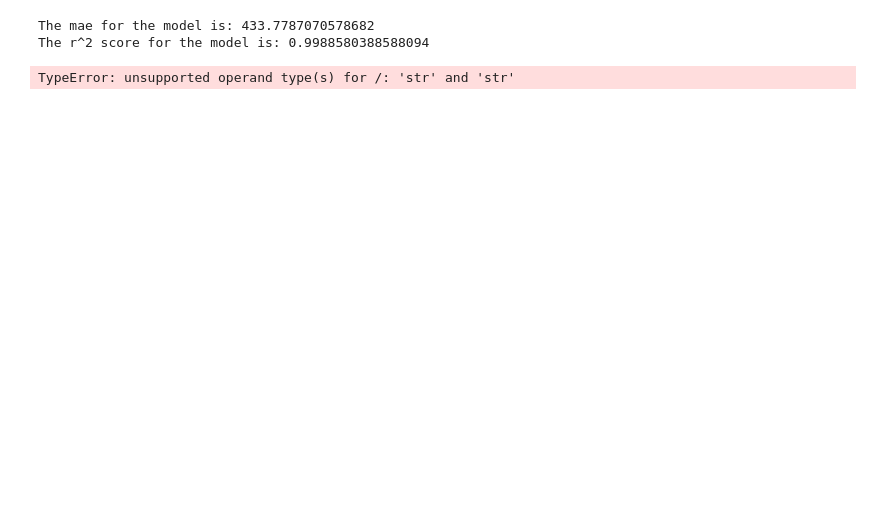
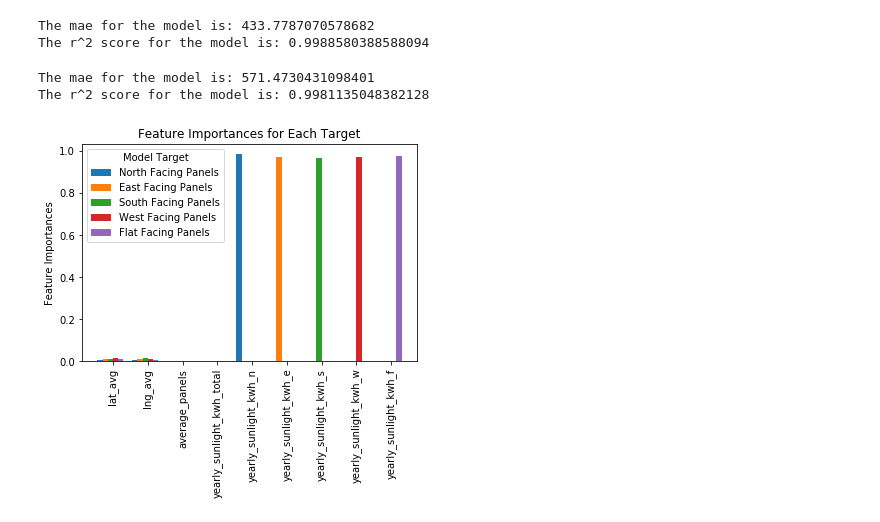
Before and after one commit to jamesluttringer2019/Project_Sunroof, a Jupyter notebook: notebooks/Exploration_and_model_training.ipynb, the cells around one changed output. Drawn from its saved outputs; the diff is of its cells as text; code cells hidden in the pictures; blank space fills up the shorter version.

```diff
--- a/notebooks/Exploration_and_model_training.ipynb
+++ b/notebooks/Exploration_and_model_training.ipynb
@@ -373,3 +558,5 @@ The r^2 score for the model is: 0.997904335599916
+# %%
+panels_w_importances = model.feature_importances_
 # %%
 filename = 'panels_w.pkl'
 pickle.dump(model, open(filename, 'wb'))
@@ -396,3 +602,5 @@ The r^2 score for the model is: 0.9976952586292188
+# %%
+panels_s_importances = model.feature_importances_
 # %%
 filename = 'panels_s.pkl'
 pickle.dump(model, open(filename, 'wb'))
@@ -416,4 +624,25 @@ print(f'The r^2 score for the model is: {r2}')
 # %% [output]
 The mae for the model is: 433.7787070578682
 The r^2 score for the model is: 0.9988580388588094
+# %%
+target = 'number_of_panels_f'
+features = ['lat_avg', 'lng_avg', 'yearly_sunlight_kwh_f']
+X_train = train[features]
+y_train = train[target]
+
+X_test = test[features]
+y_test = test[target]
+model = DecisionTreeRegressor()
+
+model.fit(X_train, y_train)
+y_pred = model.predict(X_test)
+mae = mean_absolute_error(y_test, y_pred)
+r2 = r2_score(y_test, y_pred)
+print(f'The mae for the model is: {mae}')
+print(f'The r^2 score for the model is: {r2}')
+# %% [output]
+The mae for the model is: 571.4730431098401
+The r^2 score for the model is: 0.9981135048382128
+# %%
+panels_f_importances = model.feature_importances_
 # %%
@@ -421,20 +650,20 @@ filename = 'panels_s.pkl'
 pickle.dump(model, open(filename, 'wb'))
-# %%
-#feature engineering
-panels_cols = ['number_of_panels_n', 'number_of_panels_e',
-               'number_of_panels_s', 'number_of_panels_w',
-               'number_of_panels_f']
-yearly_sun = ['yearly_sunlight_kwh_n', 'yearly_sunlight_kwh_e',
-             'yearly_sunlight_kwh_s', 'yearly_sunlight_kwh_w',
-             'yearly_sunlight_kwh_f']
-roof_dir = ['n', 'e', 's', 'w', 'f']
-for col in panels_cols:
-    ind = panels_cols.index(col)
-    sun = yearly_sun[ind]
-    name = 'yearly_unit_prod_' + roof_dir[ind]
-    df[name] = sun/col
-    df.drop([sun,col], axis=1, inplace=True)
-
-df.head()
-# %% [output]
-TypeError: unsupported operand type(s) for /: 'str' and 'str'
+# %%
+ind = np.arange(len(panels_n_importances))
+width = .15
+
+plt.bar(ind, panels_n_importances, width, label='North Facing Panels')
+plt.bar(ind+width, panels_e_importances, width, label='East Facing Panels')
+plt.bar(ind+2*(width), panels_s_importances, width, label='South Facing Panels')
+plt.bar(ind+3*(width), panels_w_importances, width, label='West Facing Panels')
+plt.bar(ind+4*(width), panels_f_importances, width, label='Flat Facing Panels')
+
+plt.ylabel('Feature Importances')
+plt.title('Feature Importances for Each Target')
+
+plt.xticks(ind+(5*(width)/2), X_train.columns, rotation='vertical')
+
+plt.legend(title='Model Target', loc='best')
+plt.show()
+# %% [output]
+[figure, added]
```
Also changed, not shown: parts of 39 cells of this notebook.
